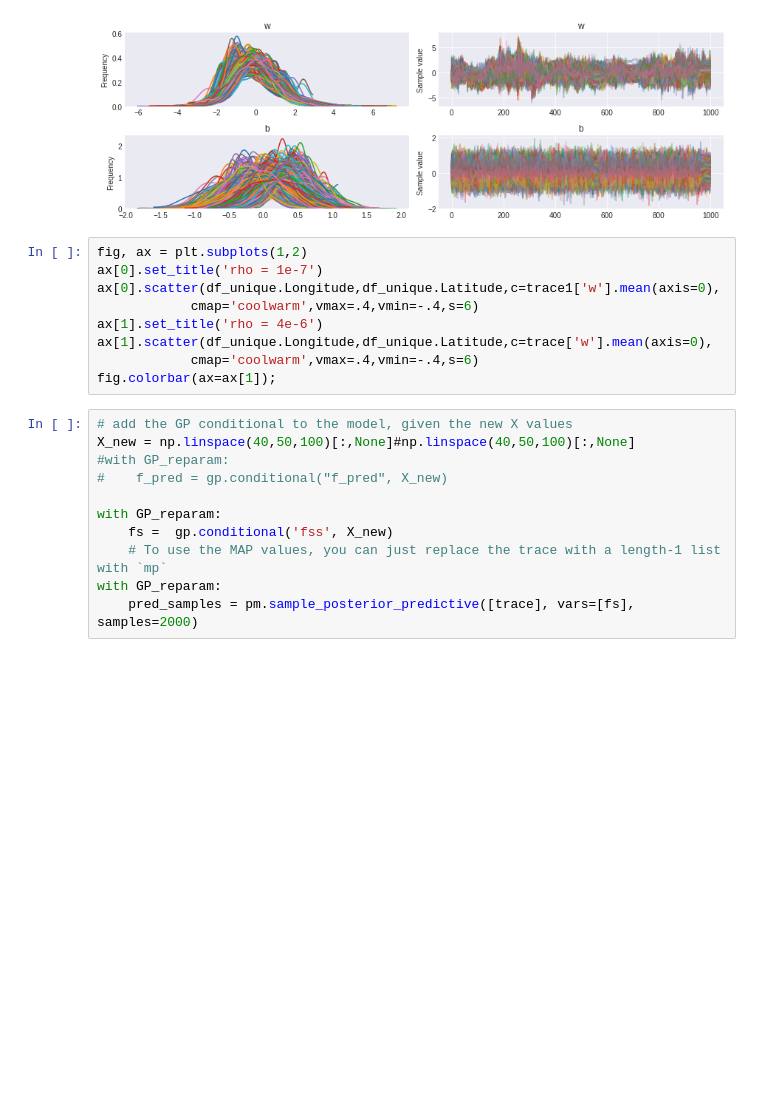
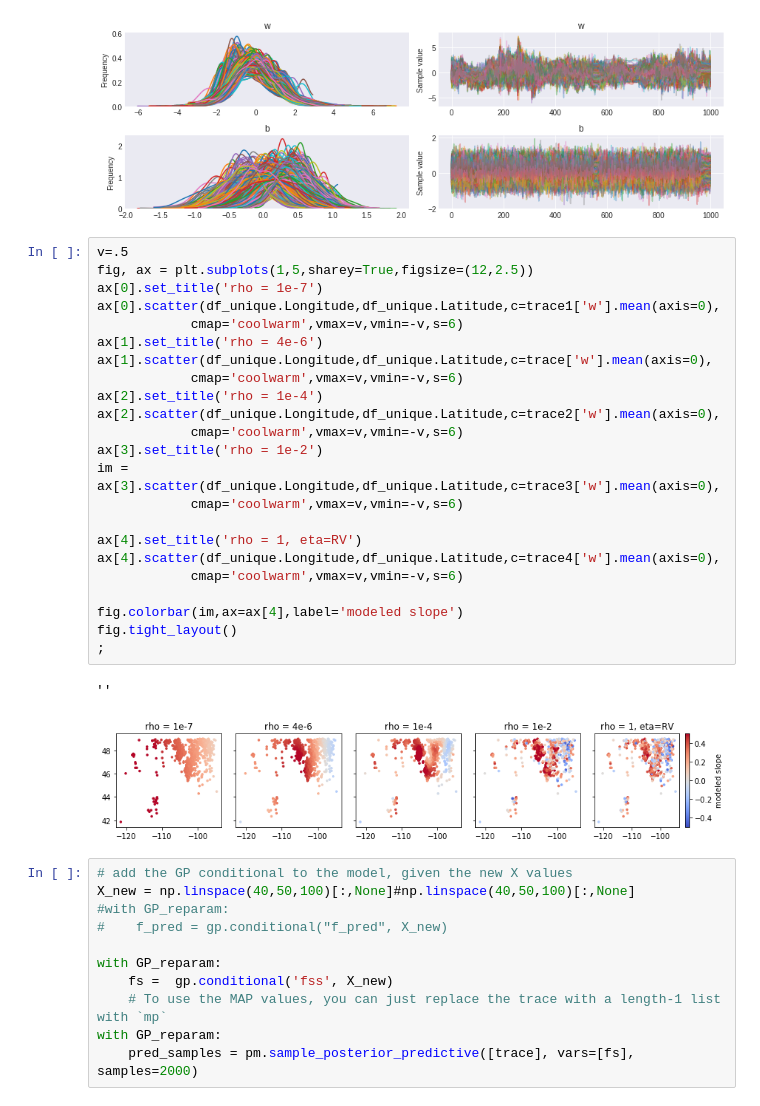
Before and after one commit to Mind-The-Data/GaussianProcess, a Jupyter notebook: reparameterizingGPinPyMC3forWW.ipynb, the cells around one changed output. Cells and saved outputs as stored; diff of their text form; blank space fills up the shorter version.

```diff
--- a/reparameterizingGPinPyMC3forWW.ipynb
+++ b/reparameterizingGPinPyMC3forWW.ipynb
@@ -184,14 +216,31 @@ pm.traceplot(trace, varnames=['w','b']);
 # %% [output]
 [figure]
 # %%
-fig, ax = plt.subplots(1,2)
+v=.5
+fig, ax = plt.subplots(1,5,sharey=True,figsize=(12,2.5))
 ax[0].set_title('rho = 1e-7')
 ax[0].scatter(df_unique.Longitude,df_unique.Latitude,c=trace1['w'].mean(axis=0),
-            cmap='coolwarm',vmax=.4,vmin=-.4,s=6)
+            cmap='coolwarm',vmax=v,vmin=-v,s=6)
 ax[1].set_title('rho = 4e-6')
 ax[1].scatter(df_unique.Longitude,df_unique.Latitude,c=trace['w'].mean(axis=0),
-            cmap='coolwarm',vmax=.4,vmin=-.4,s=6)
-fig.colorbar(ax=ax[1]);
+            cmap='coolwarm',vmax=v,vmin=-v,s=6)
+ax[2].set_title('rho = 1e-4')
+ax[2].scatter(df_unique.Longitude,df_unique.Latitude,c=trace2['w'].mean(axis=0),
+            cmap='coolwarm',vmax=v,vmin=-v,s=6)
+ax[3].set_title('rho = 1e-2')
+im = ax[3].scatter(df_unique.Longitude,df_unique.Latitude,c=trace3['w'].mean(axis=0),
+            cmap='coolwarm',vmax=v,vmin=-v,s=6)
+
+ax[4].set_title('rho = 1, eta=RV')
+ax[4].scatter(df_unique.Longitude,df_unique.Latitude,c=trace4['w'].mean(axis=0),
+            cmap='coolwarm',vmax=v,vmin=-v,s=6)
+
+fig.colorbar(im,ax=ax[4],label='modeled slope')
+fig.tight_layout()
+;
+# %% [output]
+''
+[figure, added]
 # %%
 # add the GP conditional to the model, given the new X values
 X_new = np.linspace(40,50,100)[:,None]#np.linspace(40,50,100)[:,None]
```
Also changed, not shown: parts of 5 cells of this notebook.
